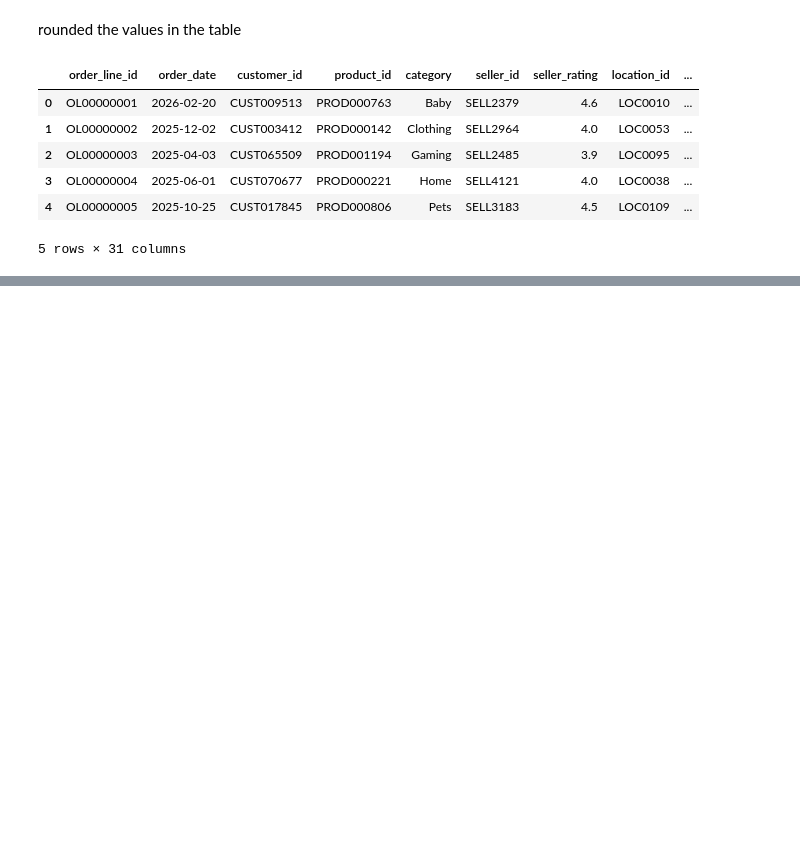
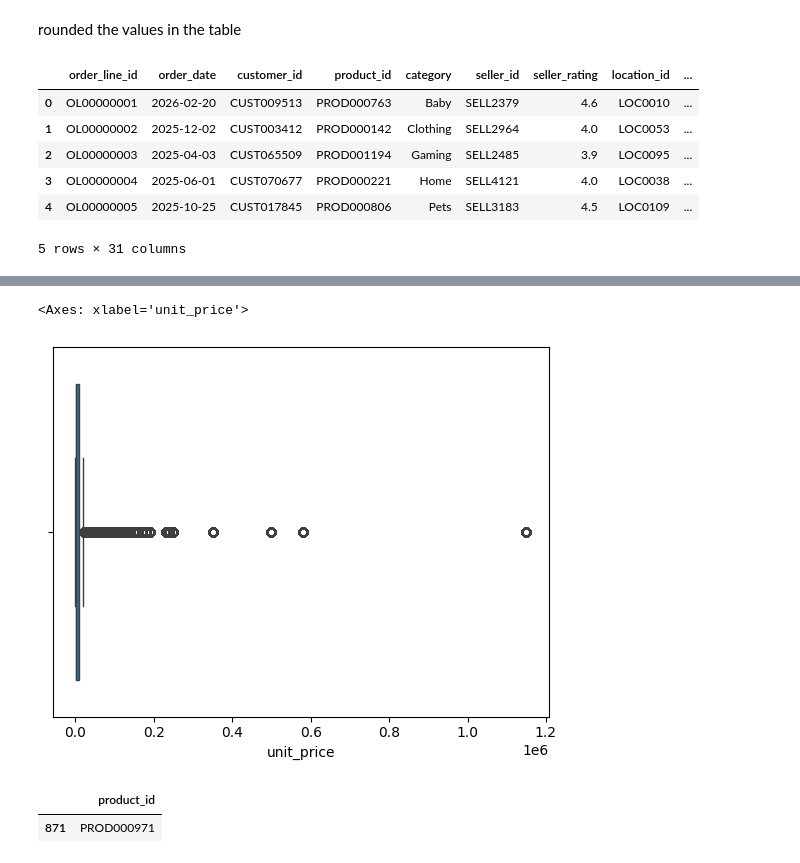
Before and after one commit to BhupathiTharun/Supply-chain-data-warehouse, a Jupyter notebook: python/orders_table_cleaning.ipynb, the cells around one changed output, grey strips where cells are left out. Saved outputs shown, nothing was run; the diff lists cells and outputs as text; code cells hidden in the pictures; blank space fills up the shorter version.

```diff
--- a/python/orders_table_cleaning.ipynb
+++ b/python/orders_table_cleaning.ipynb
@@ -338,0 +336,14 @@ profit_calculation.head(20)
+# %%
+#Find the unit_price
+sns.boxplot(data=df,x='unit_price')
+# %% [output]
+<Axes: xlabel='unit_price'>
+[figure, added]
+# %%
+#in the above plot the point is for away from the data so we think as outlier but is real data because it is one product
+
+
+df[df['unit_price']==1150000][['product_id']].drop_duplicates()
+# %% [output]
+|  | product_id |
+| 871 | PROD000971 |
```
Also changed, not shown: parts of 19 cells of this notebook.
